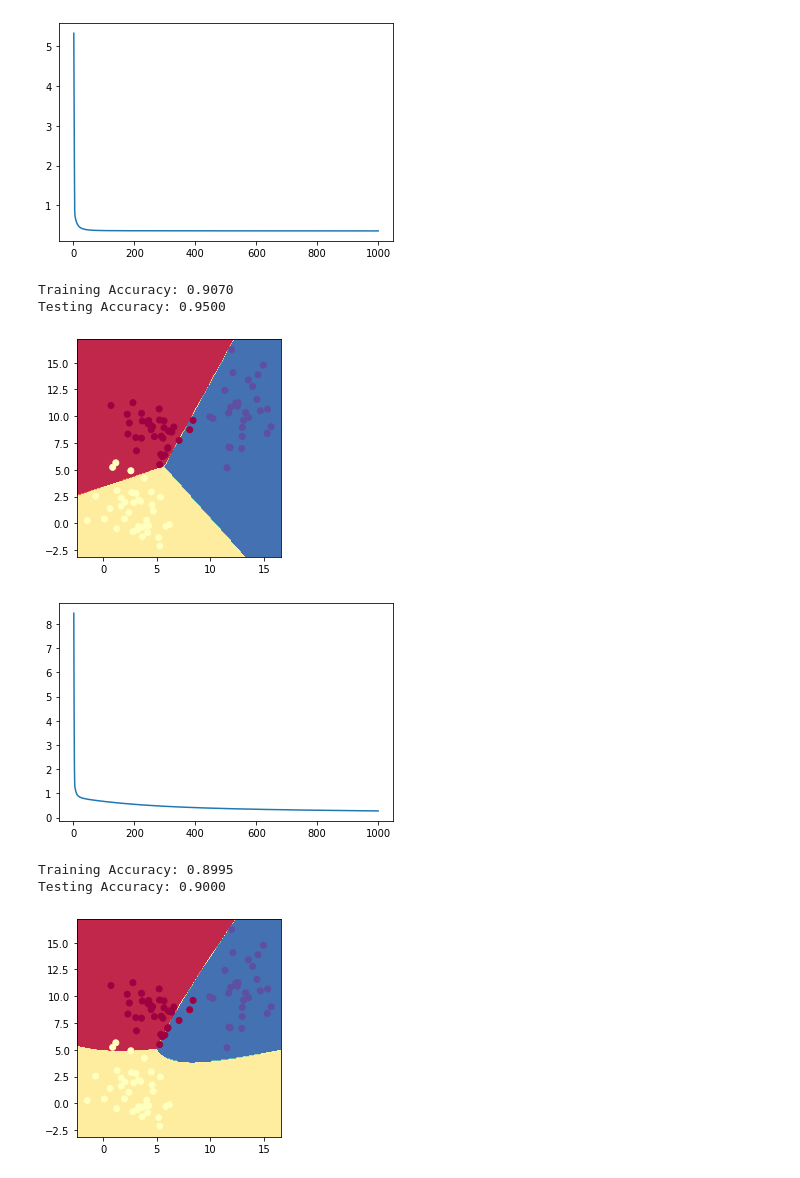
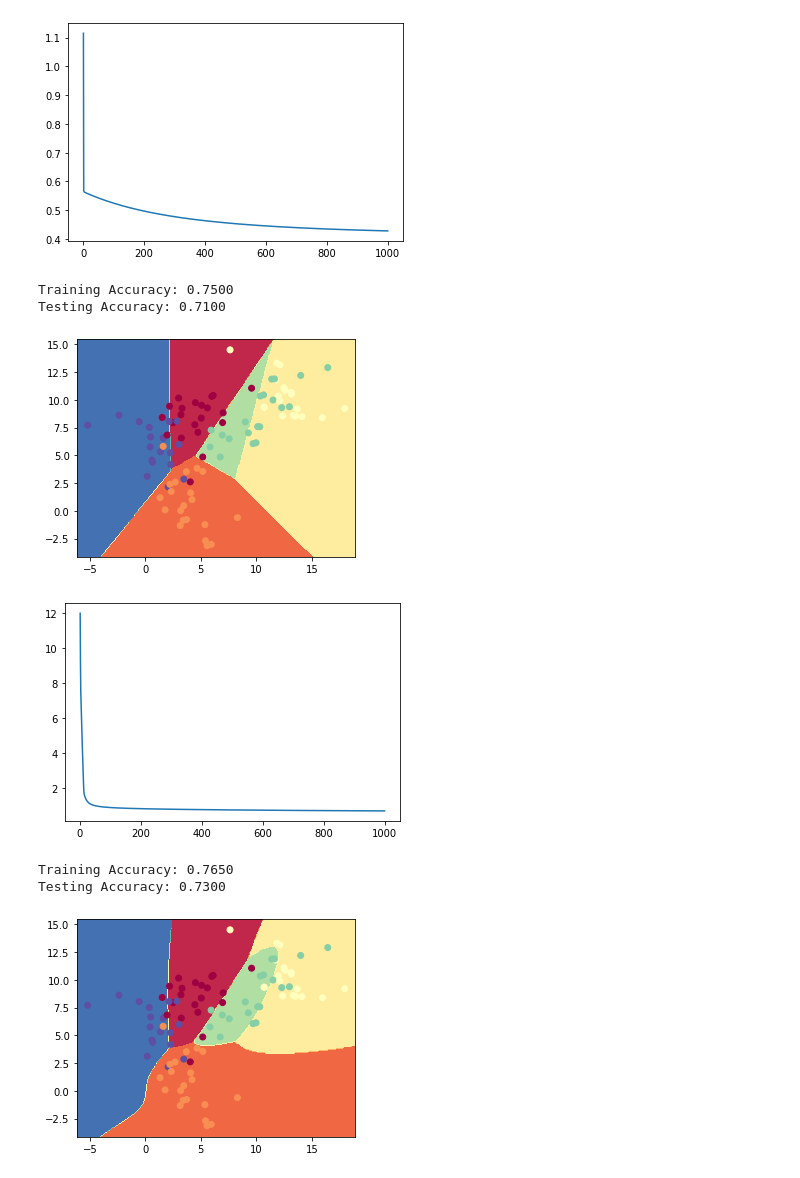
Before and after one commit to Jamison-Chen/DataScience, a Jupyter notebook: main.ipynb, the cells around one changed output. Drawn from its saved outputs; the diff is of its cells as text; code cells hidden in the pictures.

```diff
--- a/main.ipynb
+++ b/main.ipynb
@@ -2,5 +2,5 @@
 from myToolBox.utils import testModel, plotDecisionBoundary, plotLoss
 # %%
 from myToolBox.psuedoDataGenerator import independent_groups
-x, y = independent_groups(size=500, group=3)
+x, y = independent_groups(size=500, group=5)
 # %% [output]
@@ -61,7 +61,7 @@ Testing Accuracy: 0.5700
 # %%
 plotLoss(sLogR)
 # %% [output]
-[figure, old version]
+[figure, new version]
 # %%
 from myToolBox.models import LogisticRegression
 logRe = LogisticRegression()
@@ -69,26 +69,26 @@ logRe.fit(x_train, y_train, lr=1e-4, epoch=1000)
 testModel(logRe, x_train, y_train, x_test, y_test)
 plotDecisionBoundary(logRe, x_test, y_test)
 # %% [output]
-Training Accuracy: 0.9070
-Testing Accuracy: 0.9500
+Training Accuracy: 0.7500
+Testing Accuracy: 0.7100
-[figure, old version]
+[figure, new version]
 # %%
 plotLoss(logRe)
 # %% [output]
-[figure, old version]
+[figure, new version]
 # %%
 from myToolBox.models import TL_FC_NN
 # from myToolBox.functions import CrossEntropy, ReLU, Softmax
-nn = TL_FC_NN(hiddenLayerNodeNumber=5)
+nn = TL_FC_NN(hiddenLayerNodeNumber=20)
 # nn.loss_function = CrossEntropy()
 # nn.activation_function = ReLU()
 nn.fit(x_train, y_train, lr=1e-4, batch_size=30, epoch=1000)
 testModel(nn, x_train, y_train, x_test, y_test)
 plotDecisionBoundary(nn, x_test, y_test)
 # %% [output]
-Training Accuracy: 0.8995
-Testing Accuracy: 0.9000
+Training Accuracy: 0.7650
+Testing Accuracy: 0.7300
-[figure, old version]
+[figure, new version]
 # %%
 plotLoss(nn)
 # %% [output]
```
Also changed, not shown: parts of 10 cells of this notebook, 1 other file.
